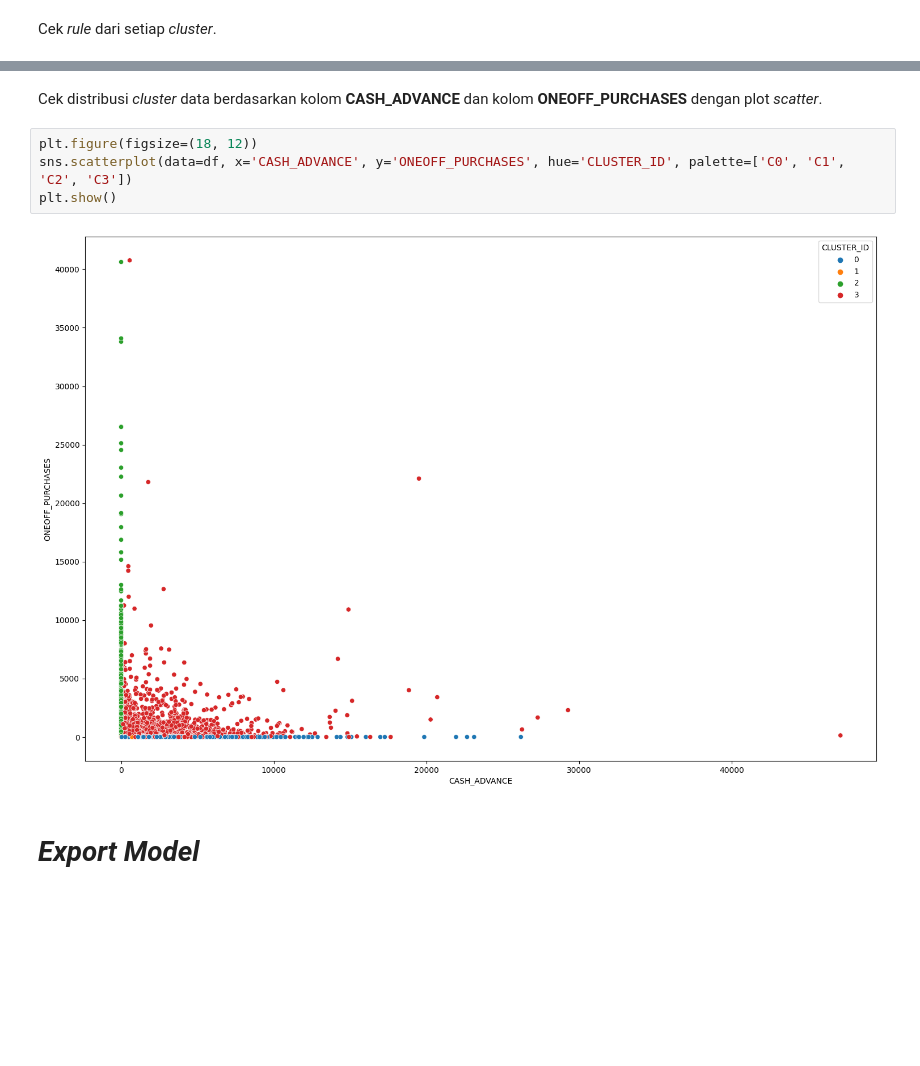
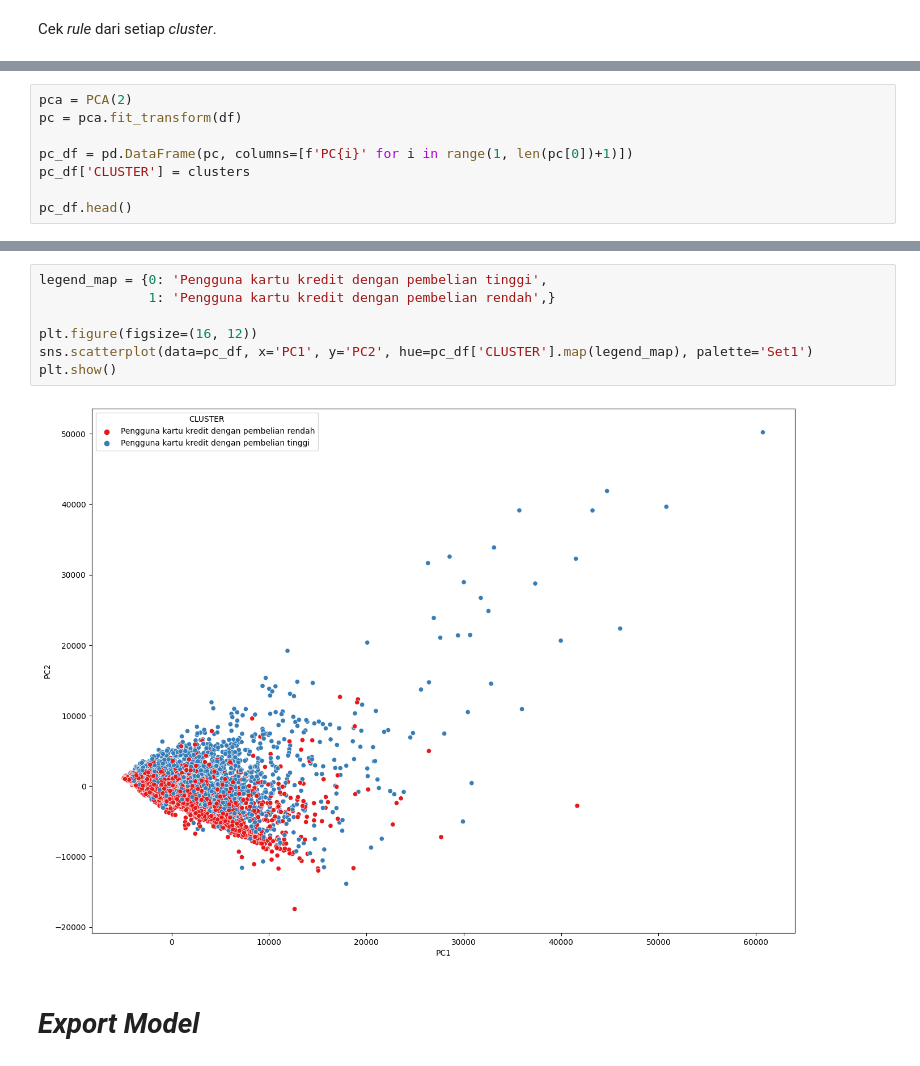
Before and after one commit to alxxtexxr/H8_3, a Jupyter notebook: PYTN_KampusMerdeka_fp4_Alim_Tegar_Wicaksono.ipynb, the cells around one changed output, grey strips where cells are left out. Drawn from its saved outputs; the diff is of its cells as text; blank space fills up the shorter version.

```diff
--- a/PYTN_KampusMerdeka_fp4_Alim_Tegar_Wicaksono.ipynb
+++ b/PYTN_KampusMerdeka_fp4_Alim_Tegar_Wicaksono.ipynb
@@ -375,0 +315,8 @@ df['CLUSTER_ID'] = kmeans.labels_
+# %%
+pca = PCA(2)
+pc = pca.fit_transform(df)
+
+pc_df = pd.DataFrame(pc, columns=[f'PC{i}' for i in range(1, len(pc[0])+1)])
+pc_df['CLUSTER'] = clusters
+
+pc_df.head()
@@ -384,11 +332,12 @@ plt.show()
-# %% [markdown]
-Cek distribusi *cluster* data berdasarkan kolom **CASH_ADVANCE** dan kolom **ONEOFF_PURCHASES** dengan plot *scatter*.
-# %%
-plt.figure(figsize=(18, 12))
-sns.scatterplot(data=df, x='CASH_ADVANCE', y='ONEOFF_PURCHASES', hue='CLUSTER_ID', palette=['C0', 'C1', 'C2', 'C3'])
-plt.show()
-# %% [output]
-[figure, removed]
+# %%
+legend_map = {0: 'Pengguna kartu kredit dengan pembelian tinggi',
+              1: 'Pengguna kartu kredit dengan pembelian rendah',}
+
+plt.figure(figsize=(16, 12))
+sns.scatterplot(data=pc_df, x='PC1', y='PC2', hue=pc_df['CLUSTER'].map(legend_map), palette='Set1')
+plt.show()
+# %% [output]
+[figure, added]
 # %% [markdown]
 # *Export Model*
 # %% [markdown]
```
Also changed, not shown: parts of 34 cells of this notebook, 6 other files.
